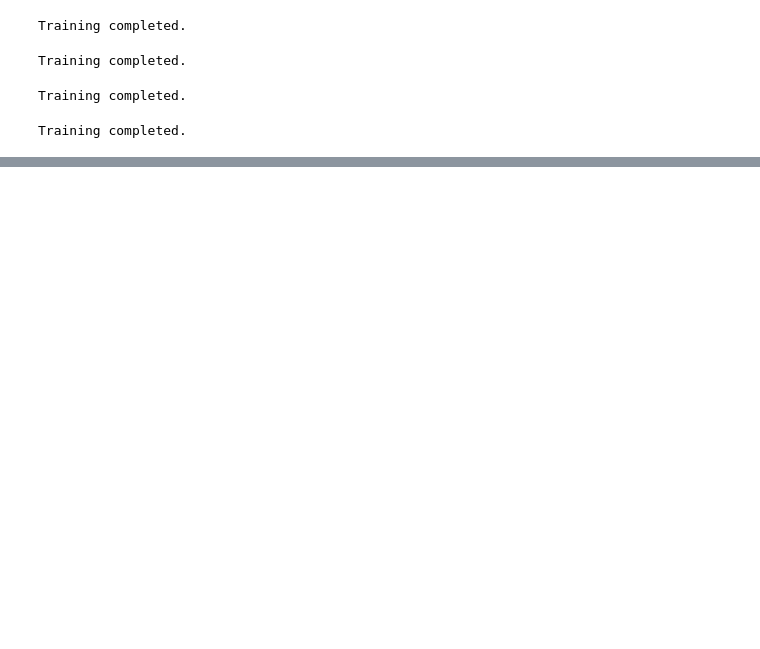
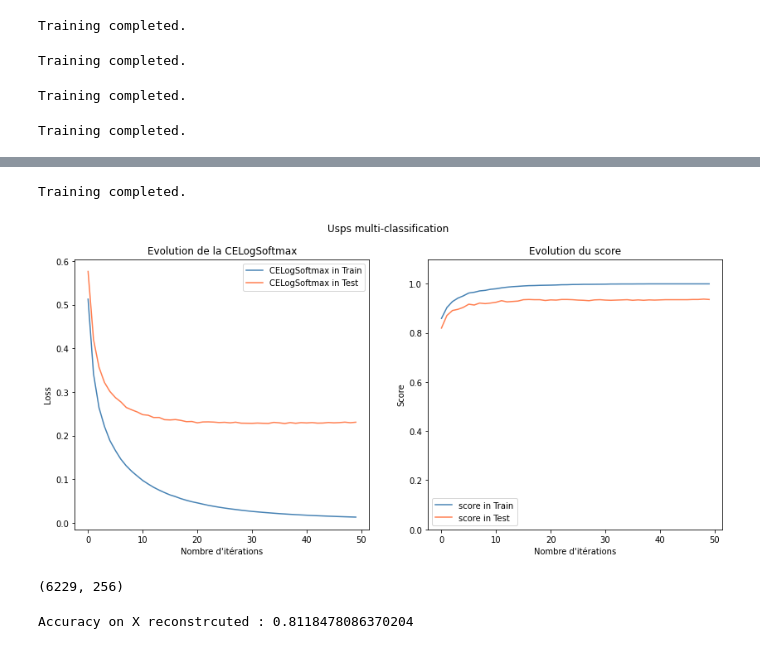
Before and after one commit to Amayas29/neural-networks, a Jupyter notebook: experimentations/autoencoder.ipynb, the cells around one changed output, grey strips where cells are left out. Saved outputs shown, nothing was run; the diff lists cells and outputs as text; code cells hidden in the pictures; blank space fills up the shorter version.

```diff
--- a/experimentations/autoencoder.ipynb
+++ b/experimentations/autoencoder.ipynb
@@ -142,0 +131,35 @@ optim.SGD(X_train, X_train, test_train_split=True, batch_size=batch_size, epochs
+# %%
+classes = len(np.unique(y_train))
+
+input_neurons = X_train.shape[1]
+output_neurons = classes
+
+y_one_hot = one_hot_y(y_train, classes)
+
+hidden_neurons_1 = 100
+hidden_neurons_2 = 80
+
+net_classif = Sequentiel([
+    Linear(input_neurons, hidden_neurons_1, bias=True),
+    TanH(),
+    Linear(hidden_neurons_1, hidden_neurons_2, bias=True),
+    TanH(),
+    Linear(hidden_neurons_2, output_neurons, bias=True),
+], classes_type="multi")
+
+optim_classif = Optim(net_classif, CELogSoftmax(), eps=1e-3)
+optim_classif.SGD(X_train, y_one_hot, test_train_split=True, batch_size=50, epochs=50, verbose=False)
+
+plot_net(optim_classif, X_train, y_one_hot, net_type="multiclass", net_title="Usps multi-classification")
+# %% [output]
+Training completed.
+[figure, added]
+# %%
+X_train.shape
+# %% [output]
+(6229, 256)
+# %%
+Xhat = net(X_train)
+print("Accuracy on X reconstrcuted :", optim_classif.net.score(Xhat, y_train))
+# %% [output]
+Accuracy on X reconstrcuted : 0.8118478086370204
```
Also changed, not shown: parts of 13 cells of this notebook.
